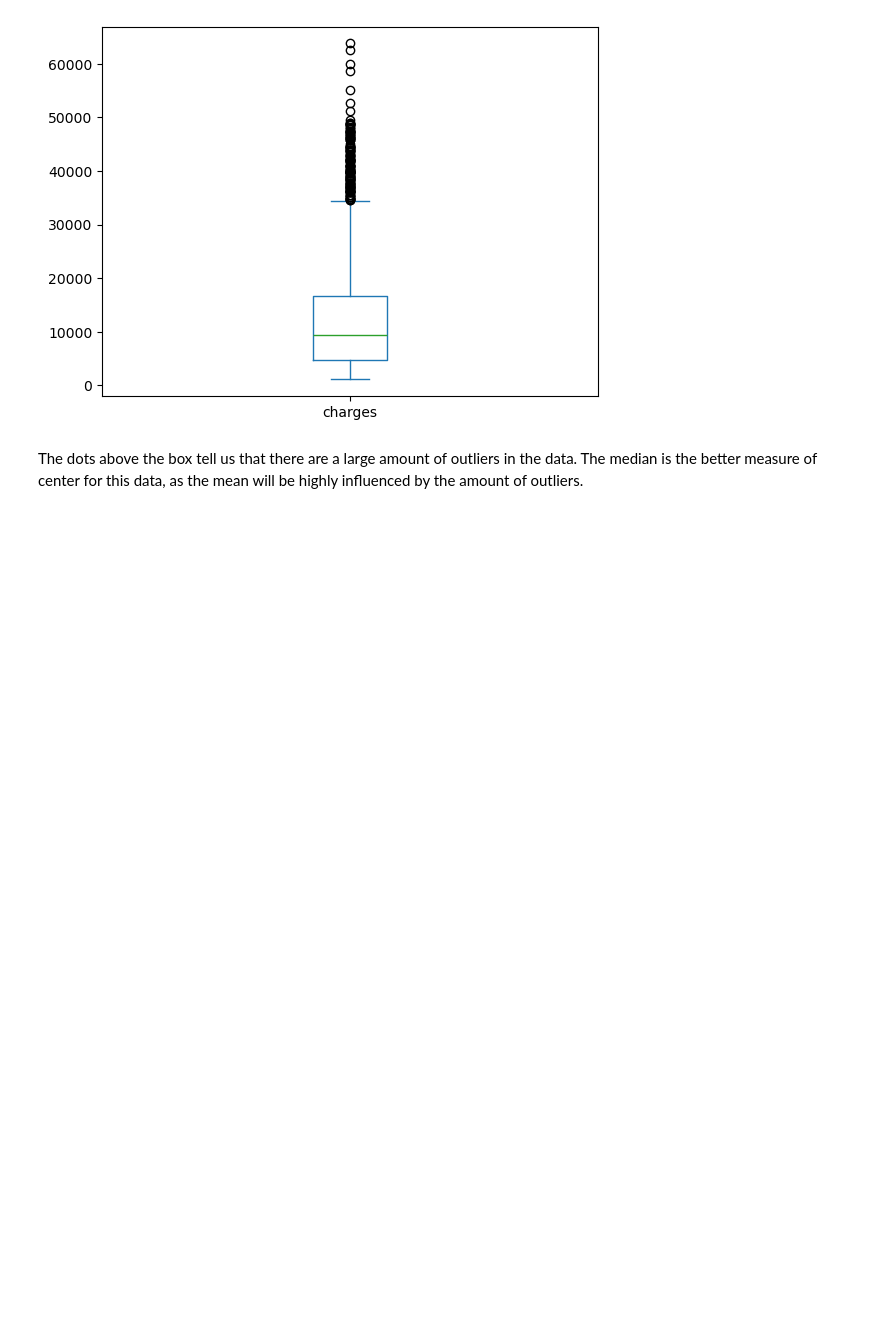
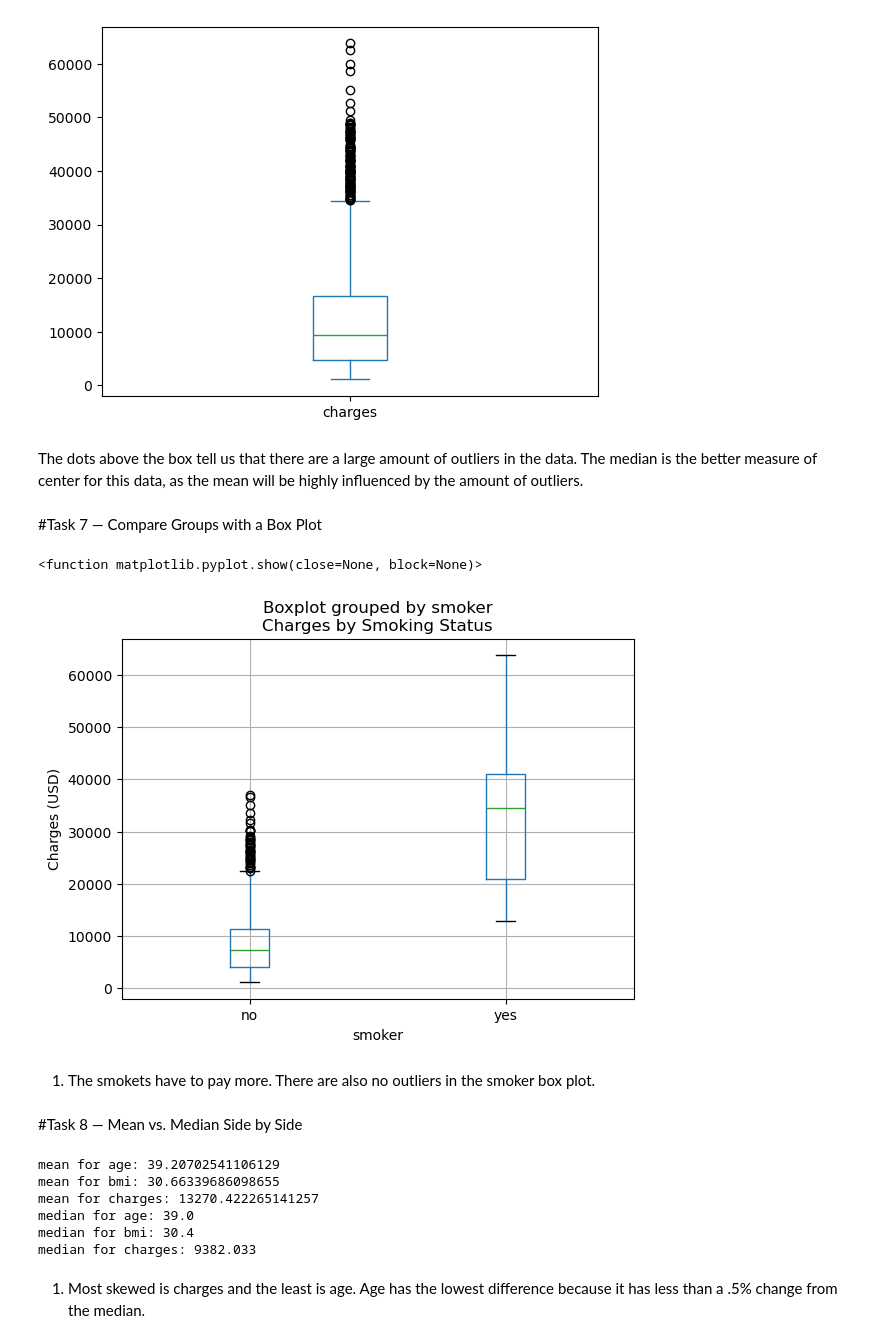
Before and after one commit to BrianFri/Data-Distributions-in-Pandas, a Jupyter notebook: insurance_data.ipynb, the cells around one changed output. Saved outputs shown, nothing was run; the diff lists cells and outputs as text; code cells hidden in the pictures; blank space fills up the shorter version.

Commit message:
Task 7 8

```diff
--- a/insurance_data.ipynb
+++ b/insurance_data.ipynb
@@ -93,3 +93,33 @@ df['charges'].plot(kind='box')
 [figure]
 # %% [markdown]
 The dots above the box tell us that there are a large amount of outliers in the data. The median is the better measure of center for this data, as the mean will be highly influenced by the amount of outliers.
+# %% [markdown]
+#Task 7 — Compare Groups with a Box Plot
+# %%
+df.boxplot(column="charges", by="smoker")
+plt.title('Charges by Smoking Status')
+plt.ylabel("Charges (USD)")
+plt.show
+# %% [output]
+<function matplotlib.pyplot.show(close=None, block=None)>
+[figure, added]
+# %% [markdown]
+1. The smokets have to pay more. There are also no outliers in the smoker box plot.
+# %% [markdown]
+#Task 8 — Mean vs. Median Side by Side
+# %%
+print("mean for age:", df['age'].mean())
+print("mean for bmi:", df['bmi'].mean())
+print("mean for charges:", df['charges'].mean())
+print("median for age:", df['age'].median())
+print("median for bmi:", df['bmi'].median())
+print("median for charges:", df['charges'].median())
+# %% [output]
+mean for age: 39.20702541106129
+mean for bmi: 30.66339686098655
+mean for charges: 13270.422265141257
+median for age: 39.0
+median for bmi: 30.4
+median for charges: 9382.033
+# %% [markdown]
+1. Most skewed is charges and the least is age. Age has the lowest difference because it has less than a .5% change from the median.
```
